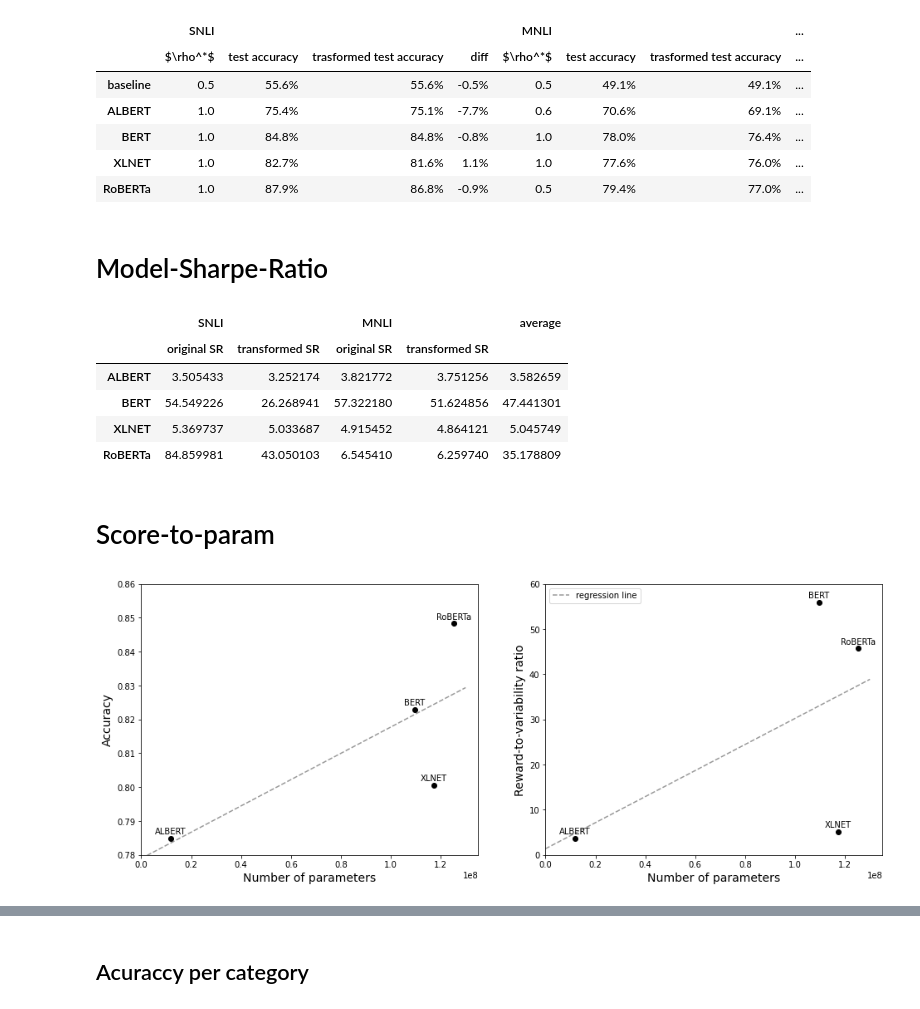
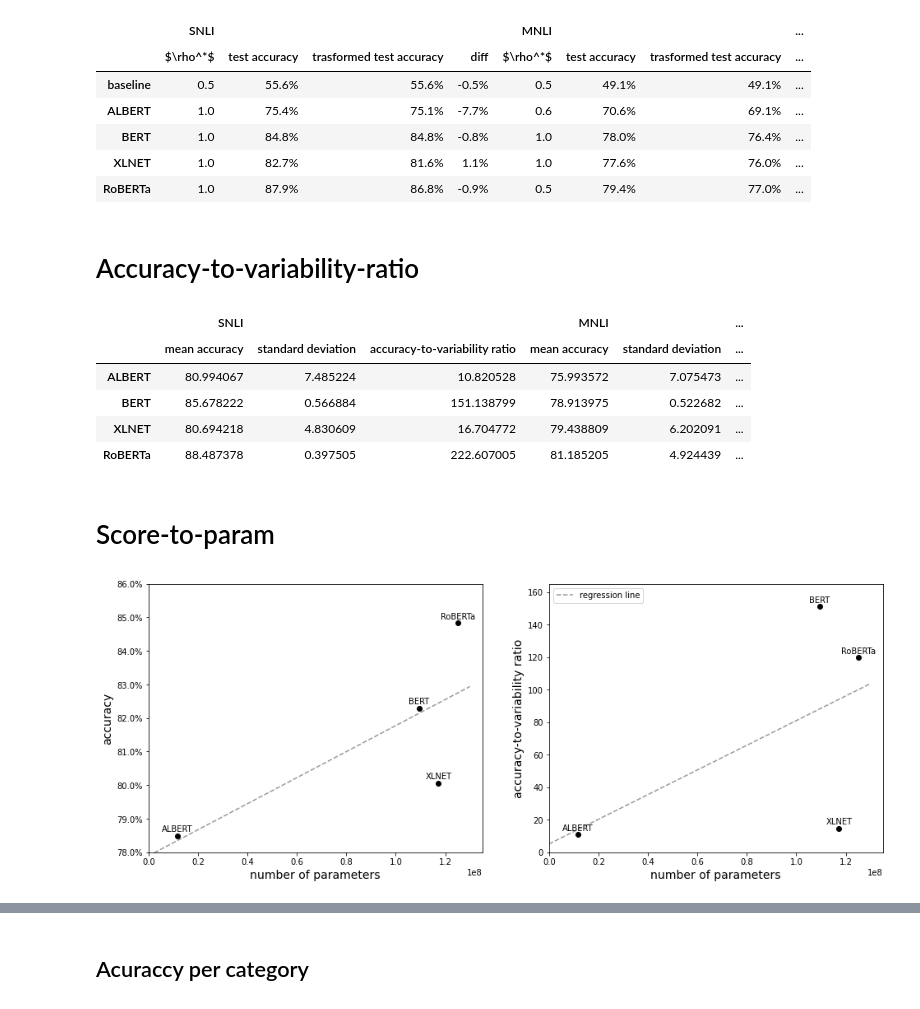
Before and after one commit to lukewanless/looking-for-equivalences, a Jupyter notebook: src/analysis1_quantitative_results.ipynb, the cells around one changed output, grey strips where cells are left out. Cells and saved outputs as stored; diff of their text form; code cells hidden in the pictures.

Commit message:
add new plots

```diff
--- a/src/analysis1_quantitative_results.ipynb
+++ b/src/analysis1_quantitative_results.ipynb
@@ -1274,43 +1343,35 @@ accs_t_mnli = [acc_t_mnli_bert,
                acc_t_mnli_albert,
                acc_t_mnli_xlnet]
 
-base = np.mean(acc_snli_baseline.values.flatten())
-base_t = np.mean(acc_t_snli_baseline.values.flatten())
+base = 0
+base_t = 0
 
 for model, acc, acc_t in zip(models, accs_snli, accs_t_snli):
-
-    s = np.std(acc.values.flatten())
-    m = np.mean(acc.values.flatten())
-    sr =  (m - base)/s
-
-    s_t = np.std(acc_t.values.flatten())
-    m_t = np.mean(acc_t.values.flatten())
-    sr_t = (m_t - base_t)/s_t
-    obs.append((model,"snli",sr,sr_t))
+    new_acc = acc.values.flatten() * 100
+    s = np.std(new_acc)
+    m = np.mean(new_acc)
+    sr =  (m - base) / s
+    obs.append((model,"snli",m,s,sr))
 
 
-base = np.mean(acc_mnli_baseline.values.flatten())
-base_t = np.mean(acc_t_mnli_baseline.values.flatten())
+base = 0
+base_t = 0
 
 for model, acc, acc_t in zip(models, accs_mnli, accs_t_mnli):
-
-    s = np.std(acc.values.flatten())
-    m = np.mean(acc.values.flatten())
-    sr =  (m - base)/s
-
-    s_t = np.std(acc_t.values.flatten())
-    m_t = np.mean(acc_t.values.flatten())
-    sr_t = (m_t - base_t)/s_t
-    obs.append((model,"mnli",sr,sr_t))
+    new_acc = acc.values.flatten() * 100
+    s = np.std(new_acc)
+    m = np.mean(new_acc)
+    sr =  (m - base) / s
+    obs.append((model,"mnli",m,s,sr))
 
 
 
-df = pd.DataFrame(obs, columns=["model", "data", "original SR", "transformed SR"])
+df = pd.DataFrame(obs, columns=["model", "data", "mean accuracy", "standard deviation", "accuracy-to-variability ratio"])
 av = df.groupby("model").mean().mean(1)
 av = [av[model] for model in models]
 
 
-columns = pd.MultiIndex.from_product([['SNLI', 'MNLI'], ["original SR", "transformed SR"]],
+columns = pd.MultiIndex.from_product([['SNLI', 'MNLI'], ["mean accuracy", "standard deviation", "accuracy-to-variability ratio"]],
                                      names=['', ' '])
 new_obs = []
 
@@ -1318,26 +1379,25 @@ for model in models:
     obs = df.set_index(["model"]).xs(model).drop(columns=['data']).values.flatten()
     new_obs.append(obs)
 final_table = pd.DataFrame(new_obs,columns=columns, index=models)
-final_table.loc[:, "average "] = av
 final_table = final_table.loc[deep_models]
 
-display(Markdown("# Model-Sharpe-Ratio"))
+display(Markdown("# Accuracy-to-variability-ratio"))
 display(HTML(final_table.to_html()))
 # %% [output]
-# Model-Sharpe-Ratio
+# Accuracy-to-variability-ratio
-|  | SNLI |  | MNLI |  | average |
-|  | original SR | transformed SR | original SR | transformed SR |  |
-| ALBERT | 3.505433 | 3.252174 | 3.821772 | 3.751256 | 3.582659 |
-| BERT | 54.549226 | 26.268941 | 57.322180 | 51.624856 | 47.441301 |
-| XLNET | 5.369737 | 5.033687 | 4.915452 | 4.864121 | 5.045749 |
-| RoBERTa | 84.859981 | 43.050103 | 6.545410 | 6.259740 | 35.178809 |
+|  | SNLI |  |  | MNLI |  | ... |
+|  | mean accuracy | standard deviation | accuracy-to-variability ratio | mean accuracy | standard deviation | ... |
+| ALBERT | 80.994067 | 7.485224 | 10.820528 | 75.993572 | 7.075473 | ... |
+| BERT | 85.678222 | 0.566884 | 151.138799 | 78.913975 | 0.522682 | ... |
+| XLNET | 80.694218 | 4.830609 | 16.704772 | 79.438809 | 6.202091 | ... |
+| RoBERTa | 88.487378 | 0.397505 | 222.607005 | 81.185205 | 4.924439 | ... |
 # %%
 deep_models = ["BERT", "RoBERTa", "ALBERT", "XLNET"]
 n_params = [109484547, 125238531, 11685891, 117311235]
 deep_models = list(zip(n_params, deep_models))
 deep_models.sort()
 n_params = [i[0] for i in deep_models]
-score =  (final_table[(    'SNLI',    'original SR')] + final_table[(    'MNLI',    'original SR')])  / 2
+score =  (final_table[('SNLI', 'accuracy-to-variability ratio')] + final_table[('MNLI', 'accuracy-to-variability ratio')])  / 2
 score.name = "score"
 score.index.name = "model"
 score = score.reset_index()
@@ -1431,37 +1491,38 @@ for x,y,label in zip(xs_acc,ys_acc, labels_acc):
                  (x,y), # this is the point to label
                  textcoords="offset points", # how to position the text
                  xytext=(0,5), # distance from text to points (x,y)
                  ha='center', # horizontal alignment can be left, right or center
                  color="k")
 
 
 ax[0].set(xlim=(0, 1.35e8), ylim=(0.78, 0.86))
-ax[0].set_xlabel("Number of parameters", fontsize=14);
-ax[0].set_ylabel("Accuracy", fontsize=14);
+ax[0].set_xlabel("number of parameters", fontsize=14);
+ax[0].set_ylabel("accuracy", fontsize=14);
+ax[0].yaxis.set_major_formatter(FuncFormatter(y_axis_formatter))
 # ax[0].legend(loc="upper left");
 
 
 
 # plot the chart
 ax[1].plot(x_score, y_score, color="k", linestyle="--", alpha=0.4, label="regression line")
 ax[1].scatter(xs_score,ys_score, color="k")
 # zip joins x and y coordinates in pairs
 for x,y,label in zip(xs_score,ys_score, labels_score):
 
     # this method is called for each point
     ax[1].annotate(label, # this is the text
                  (x,y), # this is the point to label
                  textcoords="offset points", # how to position the text
                  xytext=(0,5), # distance from text to points (x,y)
                  ha='center', # horizontal alignment can be left, right or center
                  color="k")
 
 
-ax[1].set(xlim=(0, 1.35e8), ylim=(0, 60))
-ax[1].set_xlabel("Number of parameters", fontsize=14);
-ax[1].set_ylabel("Reward-to-variability ratio", fontsize=14);
-ax[1].legend(loc="best");
+ax[1].set(xlim=(0, 1.35e8), ylim=(0, 165))
+ax[1].set_xlabel("number of parameters", fontsize=14);
+ax[1].set_ylabel("accuracy-to-variability ratio", fontsize=14);
+ax[1].legend(loc="upper left");
 fig.savefig('figs/paper/score_params.png', bbox_inches=None, pad_inches=0.5)
 # %% [output]
 # Score-to-param
-[figure, old version]
+[figure, new version]
```
Also changed, not shown: parts of 7 cells of this notebook, 4 other files.
